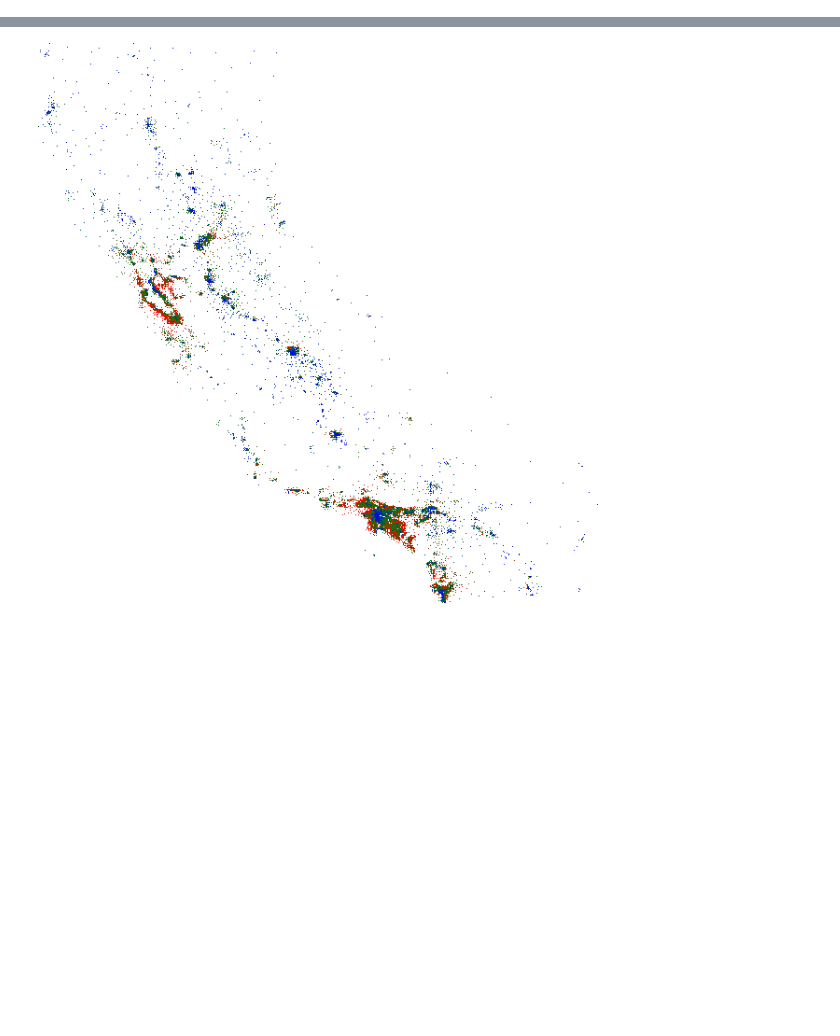
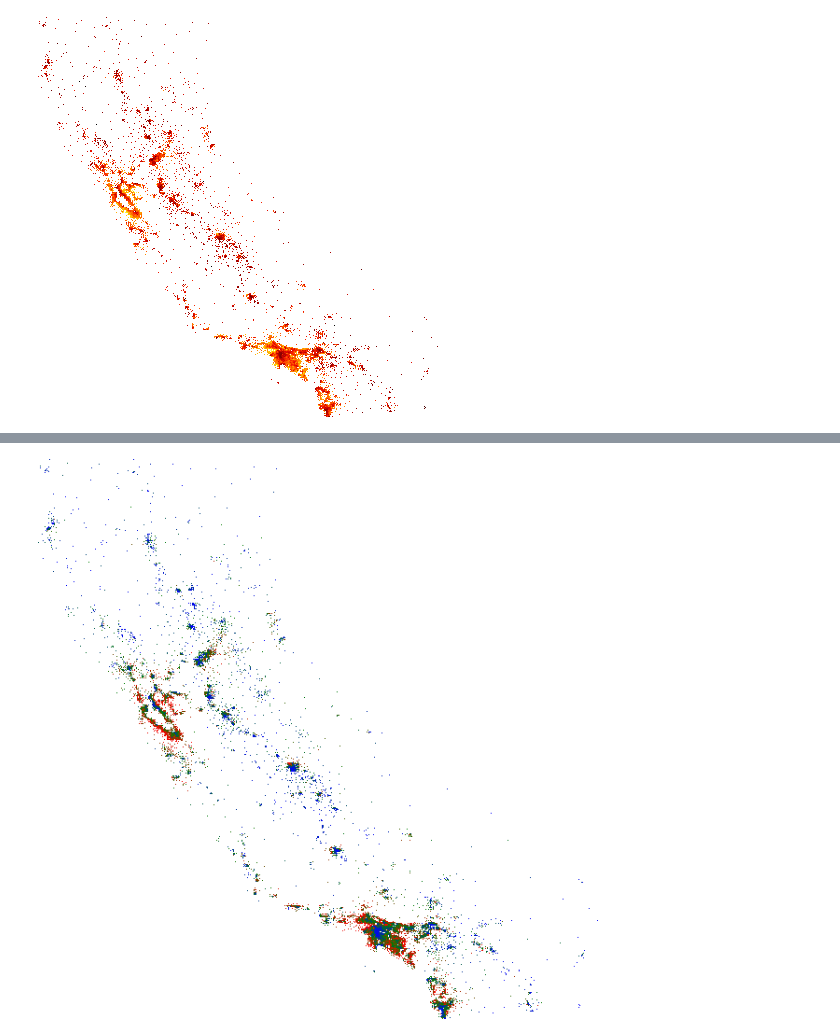
Before and after one commit to Raijin-ZD/lida, a Jupyter notebook: LidaTestingAfterDask_Datashader (1).ipynb, the cells around one changed output, grey strips where cells are left out. Cells and saved outputs as stored; diff of their text form; code cells hidden in the pictures; blank space fills up the shorter version.

```diff
--- a/LidaTestingAfterDask_Datashader (1).ipynb
+++ b/LidaTestingAfterDask_Datashader (1).ipynb
@@ -286,0 +483,30 @@ chart = plot(data)
+# %%
+import datashader as ds
+import datashader.transfer_functions as tf
+import pandas as pd
+from colorcet import fire
+def plot(data):
+    # Handle Dask DataFrame if necessary
+    if hasattr(data, "compute"):
+        data = data.compute()
+
+    # Preprocessing: Convert relevant columns to float/integer
+    data["median_income"] = data["median_income"].astype(float)
+    data["latitude"] = data["latitude"].astype(float)
+    data["longitude"] = data["longitude"].astype(float)
+
+    # Create a Canvas object
+    cvs = ds.Canvas(plot_width=400, plot_height=400)
+
+    # Aggregate data to create a Heatmap
+    agg = cvs.points(data, "longitude", "latitude", ds.mean("median_income"))
+
+    # Create a shaded Heatmap
+    img = tf.shade(agg, cmap=fire, how="log")
+
+    return img
+
+chart = plot(data)
+chart
+# %% [output]
+[figure, added]
```
Also changed, not shown: parts of 30 cells of this notebook, 6 other files.
